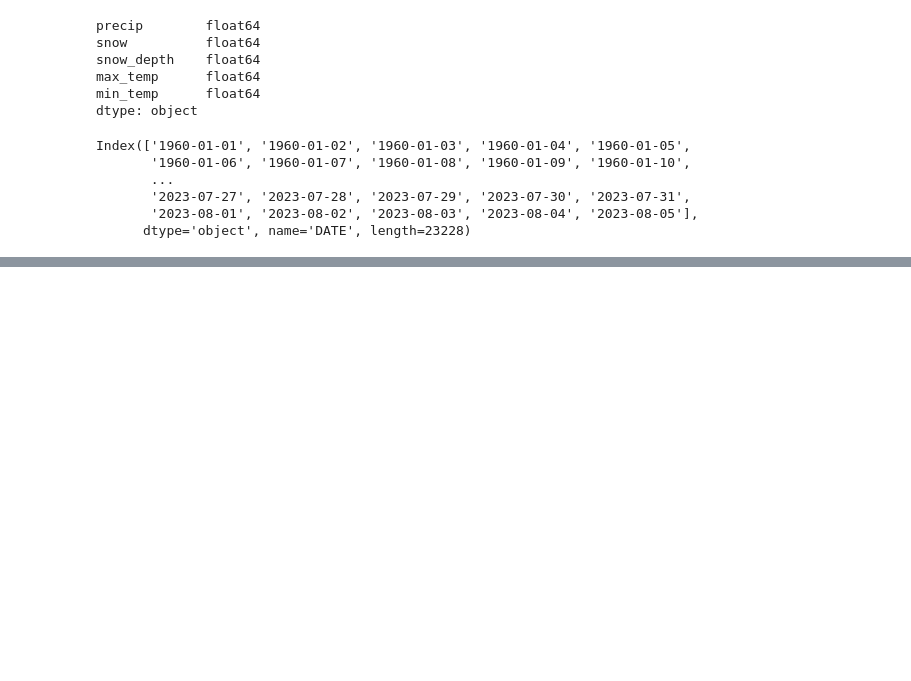
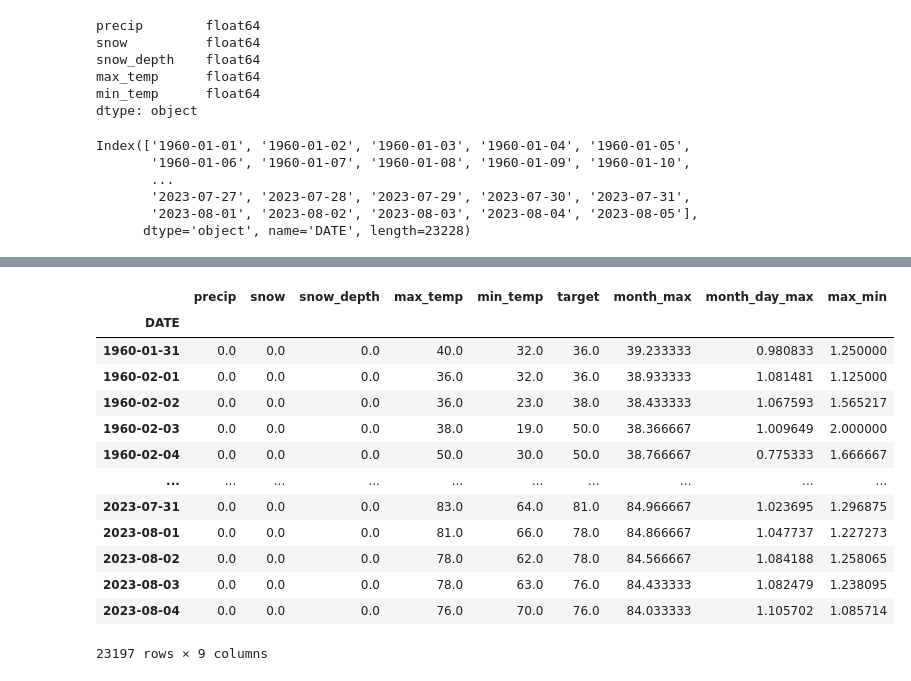
Before and after one commit to rchang0501/weather-forecasting, a Jupyter notebook: forecast.ipynb, the cells around one changed output, grey strips where cells are left out. Saved outputs shown, nothing was run; the diff lists cells and outputs as text; code cells hidden in the pictures; blank space fills up the shorter version.

```diff
--- a/forecast.ipynb
+++ b/forecast.ipynb
@@ -116,0 +165,5 @@ Index(['1960-01-01', '1960-01-02', '1960-01-03', '1960-01-04', '1960-01-05',
+# %%
+#predict tomorrow's max temp using today's data
+core_weather["target"] = core_weather.shift(-1)["max_temp"]
+core_weather = core_weather.iloc[:-1,:].copy()
+core_weather
@@ -116,0 +266,3 @@ Index(['1960-01-01', '1960-01-02', '1960-01-03', '1960-01-04', '1960-01-05',
+# %%
+core_weather["month_max"] = core_weather["max_temp"].rolling(30).mean()
+core_weather
@@ -116,0 +284,3 @@ Index(['1960-01-01', '1960-01-02', '1960-01-03', '1960-01-04', '1960-01-05',
+# %%
+core_weather["month_day_max"] = core_weather["month_max"] / core_weather["max_temp"]
+core_weather["max_min"] = core_weather["max_temp"] / core_weather["min_temp"]
@@ -116,0 +289,18 @@ Index(['1960-01-01', '1960-01-02', '1960-01-03', '1960-01-04', '1960-01-05',
+# %%
+core_weather = core_weather.iloc[30:,:].copy()
+core_weather
+# %% [output]
+|  | precip | snow | snow_depth | max_temp | min_temp | target | month_max | month_day_max | max_min |
+| DATE |  |  |  |  |  |  |  |  |  |
+| 1960-01-31 | 0.0 | 0.0 | 0.0 | 40.0 | 32.0 | 36.0 | 39.233333 | 0.980833 | 1.250000 |
+| 1960-02-01 | 0.0 | 0.0 | 0.0 | 36.0 | 32.0 | 36.0 | 38.933333 | 1.081481 | 1.125000 |
+| 1960-02-02 | 0.0 | 0.0 | 0.0 | 36.0 | 23.0 | 38.0 | 38.433333 | 1.067593 | 1.565217 |
+| 1960-02-03 | 0.0 | 0.0 | 0.0 | 38.0 | 19.0 | 50.0 | 38.366667 | 1.009649 | 2.000000 |
+| 1960-02-04 | 0.0 | 0.0 | 0.0 | 50.0 | 30.0 | 50.0 | 38.766667 | 0.775333 | 1.666667 |
+| ... | ... | ... | ... | ... | ... | ... | ... | ... | ... |
+| 2023-07-31 | 0.0 | 0.0 | 0.0 | 83.0 | 64.0 | 81.0 | 84.966667 | 1.023695 | 1.296875 |
+| 2023-08-01 | 0.0 | 0.0 | 0.0 | 81.0 | 66.0 | 78.0 | 84.866667 | 1.047737 | 1.227273 |
+| 2023-08-02 | 0.0 | 0.0 | 0.0 | 78.0 | 62.0 | 78.0 | 84.566667 | 1.084188 | 1.258065 |
+| 2023-08-03 | 0.0 | 0.0 | 0.0 | 78.0 | 63.0 | 76.0 | 84.433333 | 1.082479 | 1.238095 |
+| 2023-08-04 | 0.0 | 0.0 | 0.0 | 76.0 | 70.0 | 76.0 | 84.033333 | 1.105702 | 1.085714 |
+23197 rows × 9 columns
```
Also changed, not shown: parts of 19 cells of this notebook.
